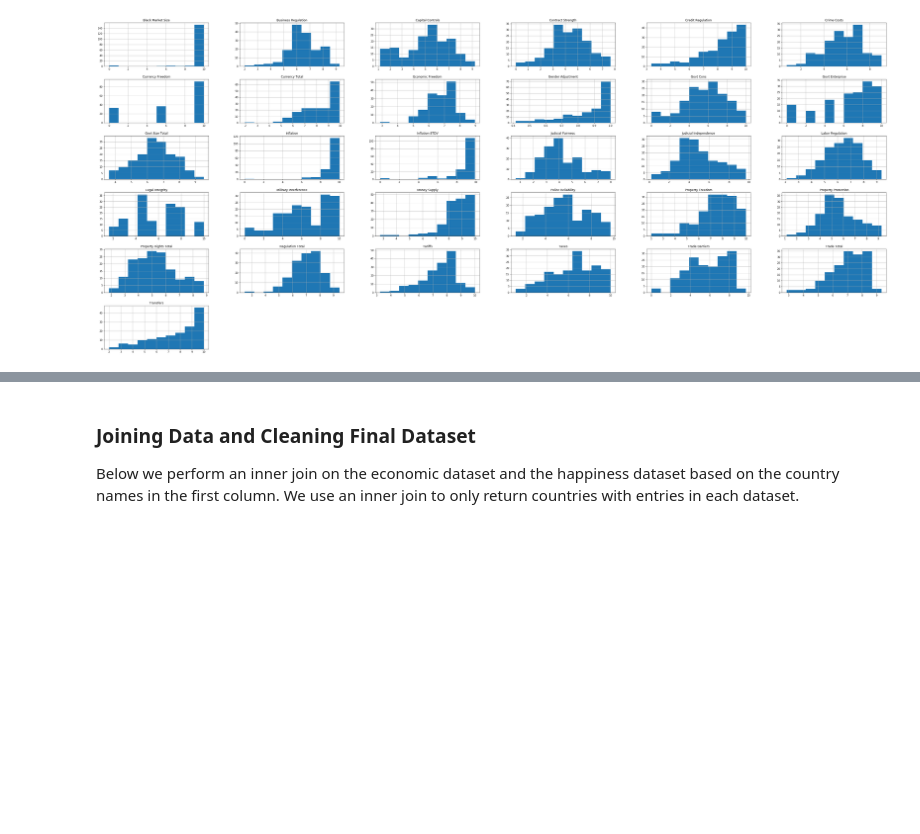
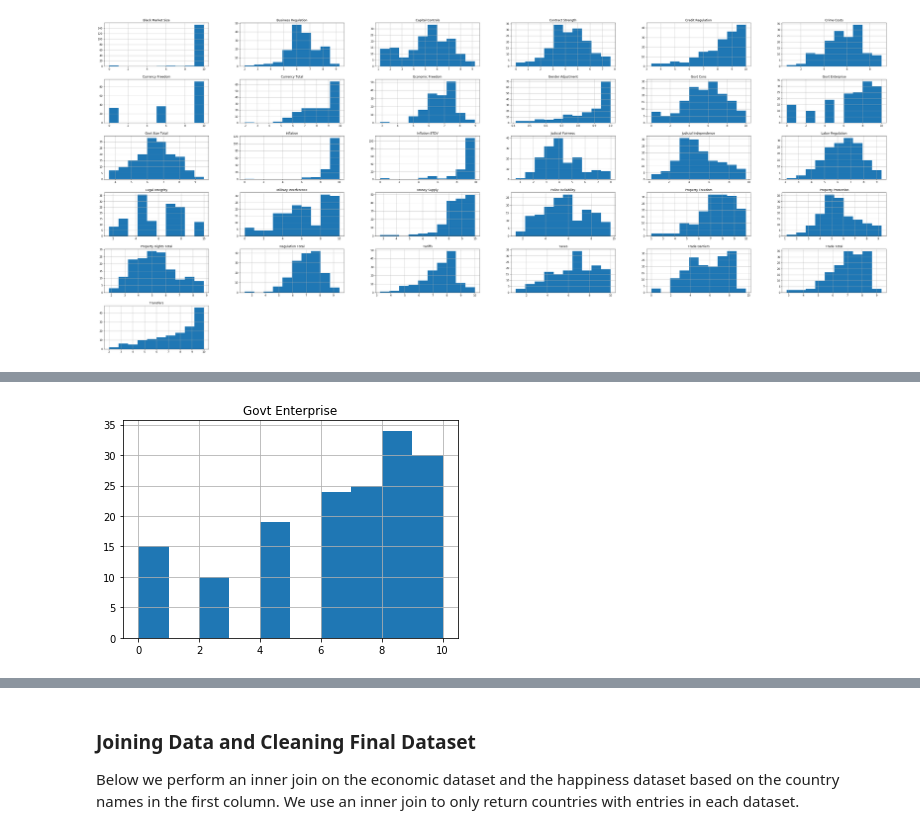
Before and after one commit to Thybony/World_Happiness_Regression, a Jupyter notebook: The_Happiness_Regression (1).ipynb, the cells around one changed output, grey strips where cells are left out. Drawn from its saved outputs; the diff is of its cells as text; code cells hidden in the pictures; blank space fills up the shorter version.

```diff
--- a/The_Happiness_Regression (1).ipynb
+++ b/The_Happiness_Regression (1).ipynb
@@ -275,0 +283,5 @@ plt.show()
+# %%
+df.hist(column='Govt Enterprise')
+plt.show()
+# %% [output]
+[figure, added]
```
Also changed, not shown: parts of 43 cells of this notebook.
